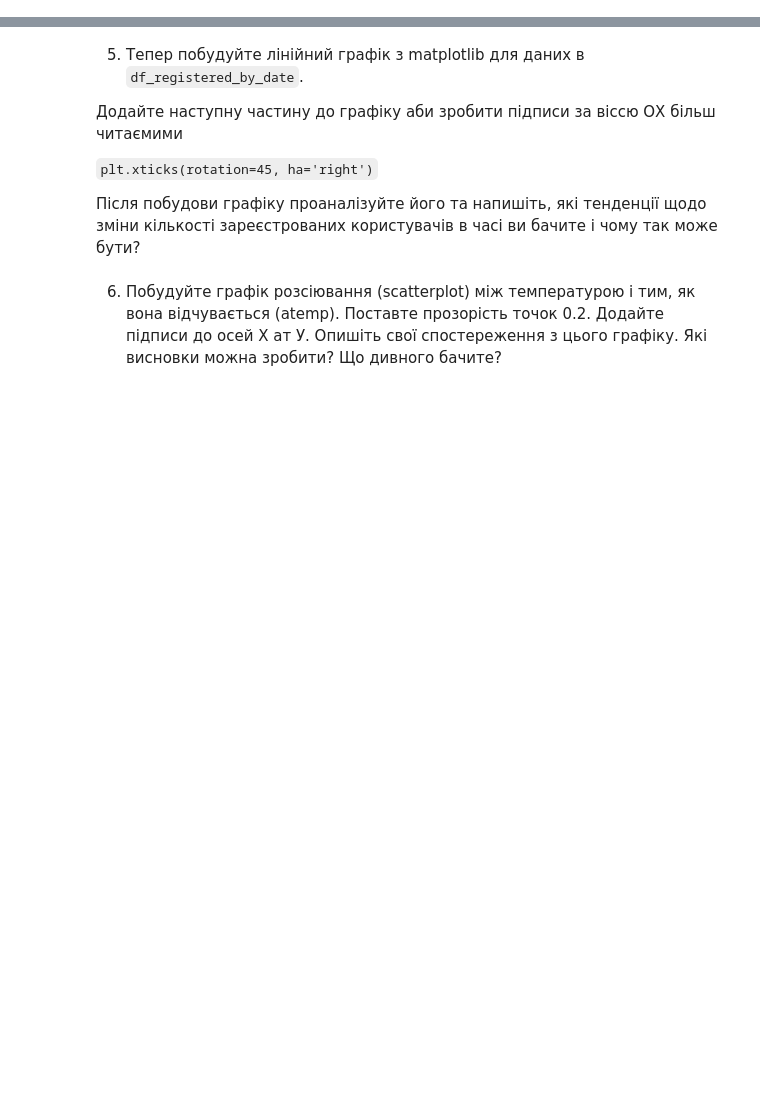
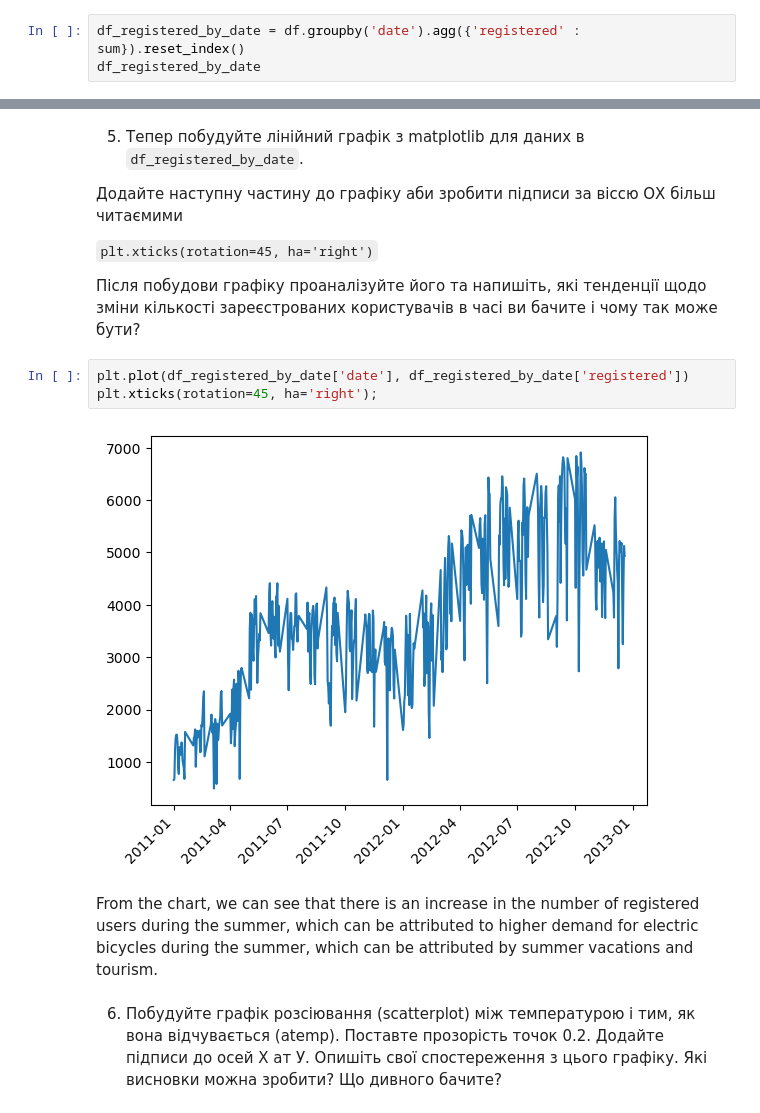
Before and after one commit to olgasamus/python_courses, a Jupyter notebook: Module_4/hw_4_3_Робота_з_DataFrame_Діаграма_розсіювання.ipynb, the cells around one changed output, grey strips where cells are left out. Cells and saved outputs as stored; diff of their text form; blank space fills up the shorter version.

```diff
--- a/Module_4/hw_4_3_Робота_з_DataFrame_Діаграма_розсіювання.ipynb
+++ b/Module_4/hw_4_3_Робота_з_DataFrame_Діаграма_розсіювання.ipynb
@@ -53,3 +87,6 @@ df['datetime'] = pd.to_datetime(df.datetime)
 4. Графік виглядає так собі, правда? Давайте загрегуємо дані по дням. Для цього запустіть наступний код аби створити колонку "дата" (без часу) і після цього напишіть самостійно код, аби загрегувати дані і отримати кількість зарестрованих клієнтів на день. Ваша фінальна структура (запишіть її в змінну `df_registered_by_date`) даних має містити дві колонки: дату і кількість зареєстрованих користувачів на цей день.
 # %%
 df['date'] = df.datetime.dt.date
+# %%
+df_registered_by_date = df.groupby('date').agg({'registered' : sum}).reset_index()
+df_registered_by_date
@@ -65,5 +122,12 @@ df['date'] = df.datetime.dt.date
   `plt.xticks(rotation=45, ha='right')`
 
   Після побудови графіку проаналізуйте його та напишіть, які тенденції щодо зміни кількості зареєстрованих користувачів в часі ви бачите і чому так може бути?
+# %%
+plt.plot(df_registered_by_date['date'], df_registered_by_date['registered'])
+plt.xticks(rotation=45, ha='right');
+# %% [output]
+[figure, added]
+# %% [markdown]
+From the chart, we can see that there is an increase in the number of registered users during the summer, which can be attributed to higher demand for electric bicycles during the summer, which can be attributed by summer vacations and tourism.
 # %% [markdown]
 6. Побудуйте графік розсіювання (scatterplot) між температурою і тим, як вона відчувається (atemp). Поставте прозорість точок 0.2. Додайте підписи до осей Х ат У. Опишіть свої спостереження з цього графіку. Які висновки можна зробити? Що дивного бачите?
```
Also changed, not shown: parts of 8 cells of this notebook.
